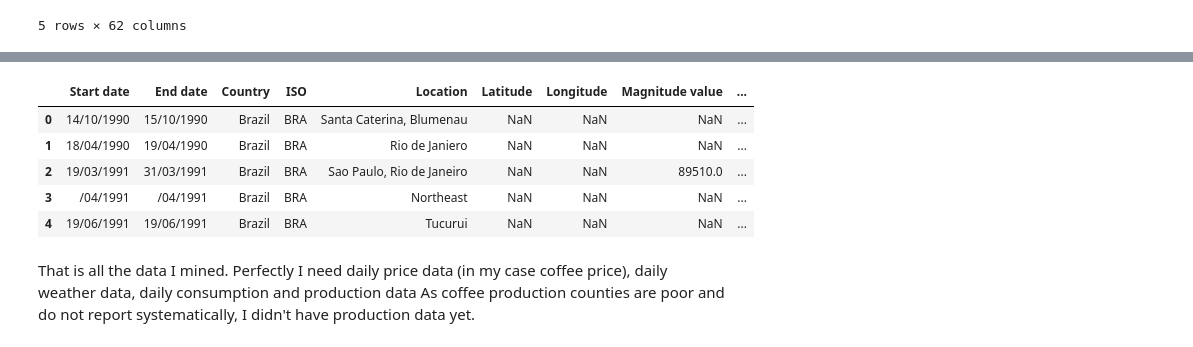
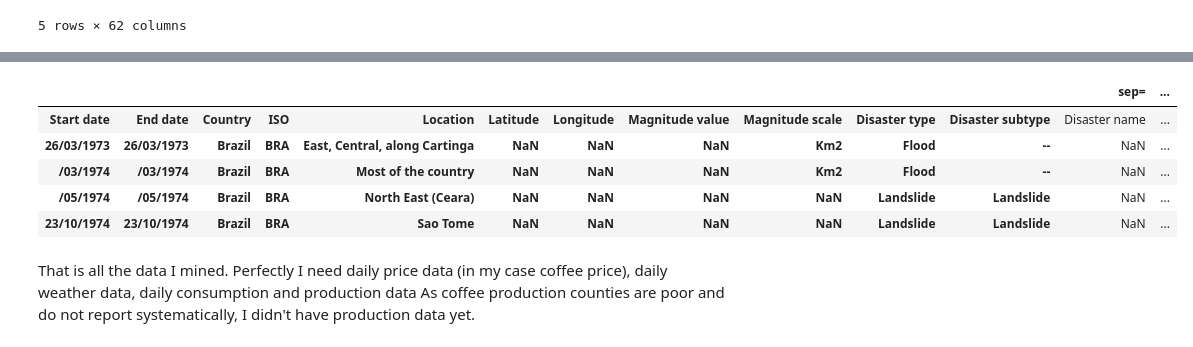
Before and after one commit to irynakostyshyn/coffee-price-prediction, a Jupyter notebook: merge_datasets.ipynb, the cells around one changed output, grey strips where cells are left out. Drawn from its saved outputs; the diff is of its cells as text; code cells hidden in the pictures.

Commit message:
add some data and preprocessing in merge_datasets.ipynb

```diff
--- a/merge_datasets.ipynb
+++ b/merge_datasets.ipynb
@@ -121,13 +122,13 @@ df_coffee.head()
 # %%
-df_disaster = pd.read_csv("data/data/disaster.csv")
+df_disaster = pd.read_csv("data/data/disaster_in_coffee_region.csv", encoding="ISO-8859-1")
 df_disaster.head()
 # %% [output]
-|  | Start date | End date | Country | ISO | Location | Latitude | Longitude | Magnitude value | ... |
-| 0 | 14/10/1990 | 15/10/1990 | Brazil | BRA | Santa Caterina, Blumenau | NaN | NaN | NaN | ... |
-| 1 | 18/04/1990 | 19/04/1990 | Brazil | BRA | Rio de Janiero | NaN | NaN | NaN | ... |
-| 2 | 19/03/1991 | 31/03/1991 | Brazil | BRA | Sao Paulo, Rio de Janeiro | NaN | NaN | 89510.0 | ... |
-| 3 | /04/1991 | /04/1991 | Brazil | BRA | Northeast | NaN | NaN | NaN | ... |
-| 4 | 19/06/1991 | 19/06/1991 | Brazil | BRA | Tucurui | NaN | NaN | NaN | ... |
+|  |  |  |  |  |  |  |  |  |  |  | sep= | ... |
+| Start date | End date | Country | ISO | Location | Latitude | Longitude | Magnitude value | Magnitude scale | Disaster type | Disaster subtype | Disaster name | ... |
+| 26/03/1973 | 26/03/1973 | Brazil | BRA | East, Central, along Cartinga | NaN | NaN | NaN | Km2 | Flood | -- | NaN | ... |
+| /03/1974 | /03/1974 | Brazil | BRA | Most of the country | NaN | NaN | NaN | Km2 | Flood | -- | NaN | ... |
+| /05/1974 | /05/1974 | Brazil | BRA | North East (Ceara) | NaN | NaN | NaN | NaN | Landslide | Landslide | NaN | ... |
+| 23/10/1974 | 23/10/1974 | Brazil | BRA | Sao Tome | NaN | NaN | NaN | NaN | Landslide | Landslide | NaN | ... |
 # %% [markdown]
 That is all the data I mined. Perfectly I need daily price data (in my case coffee price), daily weather data, daily consumption and production data
 As coffee production counties are poor and do not report systematically, I didn't have production data yet.
```
Also changed, not shown: parts of 34 cells of this notebook, 4 other files.
